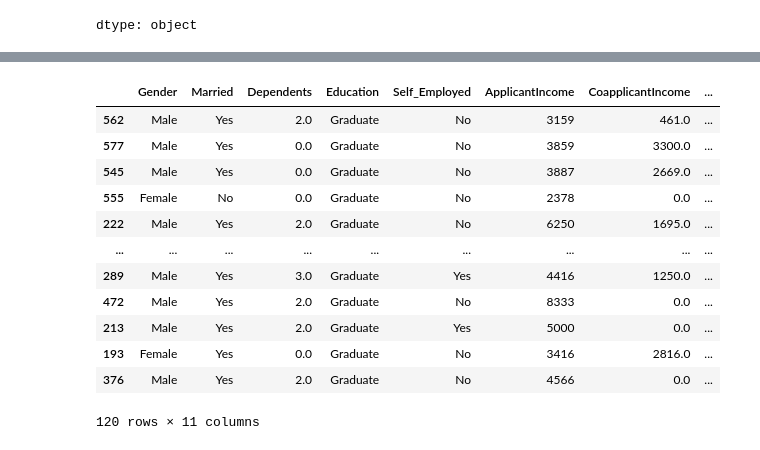
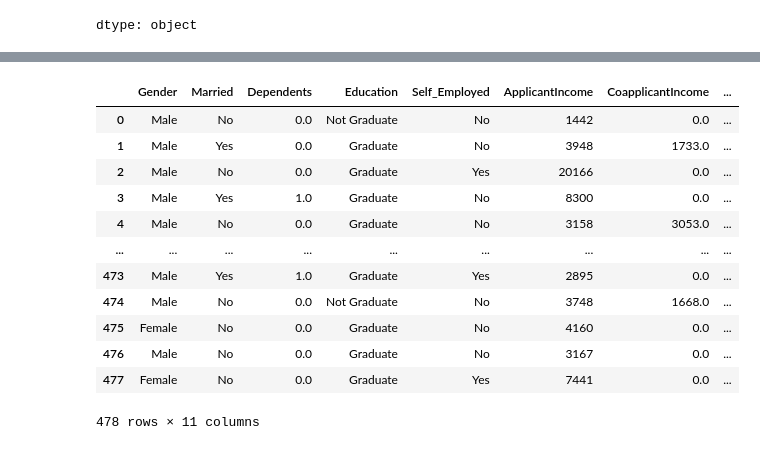
Before and after one commit to Sohomdas2004/Intelligent-Loan-Approval-System, a Jupyter notebook: Notebook/Preprocessing.ipynb, the cells around one changed output, grey strips where cells are left out. Drawn from its saved outputs; the diff is of its cells as text; code cells hidden in the pictures.

```diff
--- a/Notebook/Preprocessing.ipynb
+++ b/Notebook/Preprocessing.ipynb
@@ -79,16 +63,17 @@ X_train
-# %%
-X_test
-# %% [output]
-|  | Gender | Married | Dependents | Education | Self_Employed | ApplicantIncome | CoapplicantIncome | ... |
-| 562 | Male | Yes | 2.0 | Graduate | No | 3159 | 461.0 | ... |
-| 577 | Male | Yes | 0.0 | Graduate | No | 3859 | 3300.0 | ... |
-| 545 | Male | Yes | 0.0 | Graduate | No | 3887 | 2669.0 | ... |
-| 555 | Female | No | 0.0 | Graduate | No | 2378 | 0.0 | ... |
-| 222 | Male | Yes | 2.0 | Graduate | No | 6250 | 1695.0 | ... |
-| ... | ... | ... | ... | ... | ... | ... | ... | ... |
-| 289 | Male | Yes | 3.0 | Graduate | Yes | 4416 | 1250.0 | ... |
-| 472 | Male | Yes | 2.0 | Graduate | No | 8333 | 0.0 | ... |
-| 213 | Male | Yes | 2.0 | Graduate | Yes | 5000 | 0.0 | ... |
-| 193 | Female | Yes | 0.0 | Graduate | No | 3416 | 2816.0 | ... |
-| 376 | Male | Yes | 2.0 | Graduate | No | 4566 | 0.0 | ... |
-120 rows × 11 columns
+# %%
+X_train = X_train.reset_index(drop=True)
+X_train
+# %% [output]
+|  | Gender | Married | Dependents | Education | Self_Employed | ApplicantIncome | CoapplicantIncome | ... |
+| 0 | Male | No | 0.0 | Not Graduate | No | 1442 | 0.0 | ... |
+| 1 | Male | Yes | 0.0 | Graduate | No | 3948 | 1733.0 | ... |
+| 2 | Male | No | 0.0 | Graduate | Yes | 20166 | 0.0 | ... |
+| 3 | Male | Yes | 1.0 | Graduate | No | 8300 | 0.0 | ... |
+| 4 | Male | No | 0.0 | Graduate | No | 3158 | 3053.0 | ... |
+| ... | ... | ... | ... | ... | ... | ... | ... | ... |
+| 473 | Male | Yes | 1.0 | Graduate | Yes | 2895 | 0.0 | ... |
+| 474 | Male | No | 0.0 | Not Graduate | No | 3748 | 1668.0 | ... |
+| 475 | Female | No | 0.0 | Graduate | No | 4160 | 0.0 | ... |
+| 476 | Male | No | 0.0 | Graduate | No | 3167 | 0.0 | ... |
+| 477 | Female | No | 0.0 | Graduate | Yes | 7441 | 0.0 | ... |
+478 rows × 11 columns
```
Also changed, not shown: parts of 4 cells of this notebook, 4 other files.
